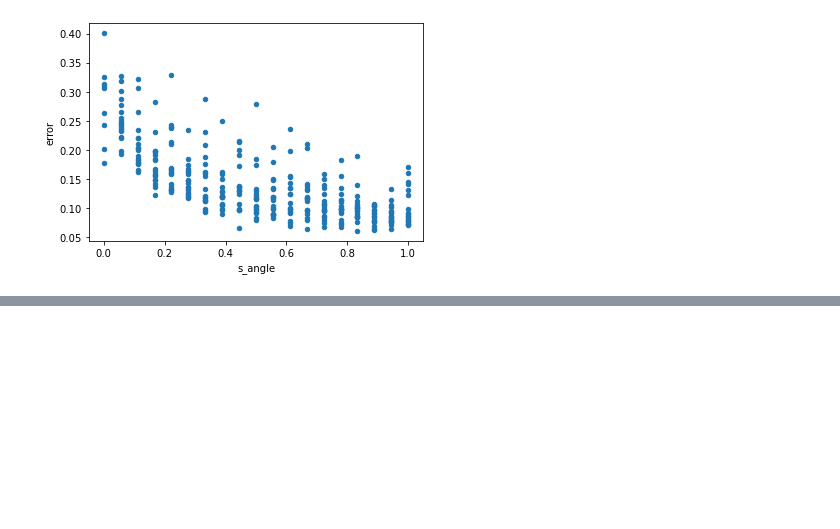
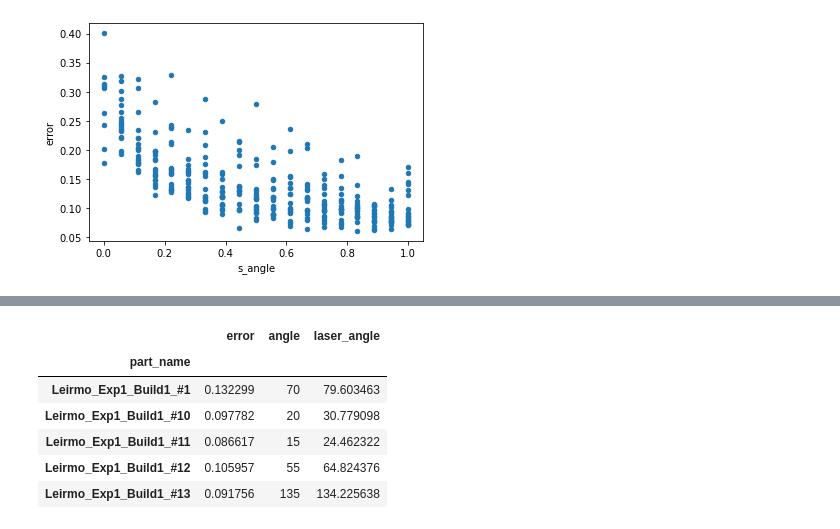
Before and after one commit to TheThorb/Leirmo_Exp1_Publication1, a Jupyter notebook: Mirror and scale angles.ipynb, the cells around one changed output, grey strips where cells are left out. Saved outputs shown, nothing was run; the diff lists cells and outputs as text; code cells hidden in the pictures; blank space fills up the shorter version.

```diff
--- a/Mirror and scale angles.ipynb
+++ b/Mirror and scale angles.ipynb
@@ -327,0 +332,12 @@ plt.show()
+# %%
+test = test[['error', 'angle', 'laser_angle']]
+
+test.head()
+# %% [output]
+|  | error | angle | laser_angle |
+| part_name |  |  |  |
+| Leirmo_Exp1_Build1_#1 | 0.132299 | 70 | 79.603463 |
+| Leirmo_Exp1_Build1_#10 | 0.097782 | 20 | 30.779098 |
+| Leirmo_Exp1_Build1_#11 | 0.086617 | 15 | 24.462322 |
+| Leirmo_Exp1_Build1_#12 | 0.105957 | 55 | 64.824376 |
+| Leirmo_Exp1_Build1_#13 | 0.091756 | 135 | 134.225638 |
```
Also changed, not shown: parts of 8 cells of this notebook.
